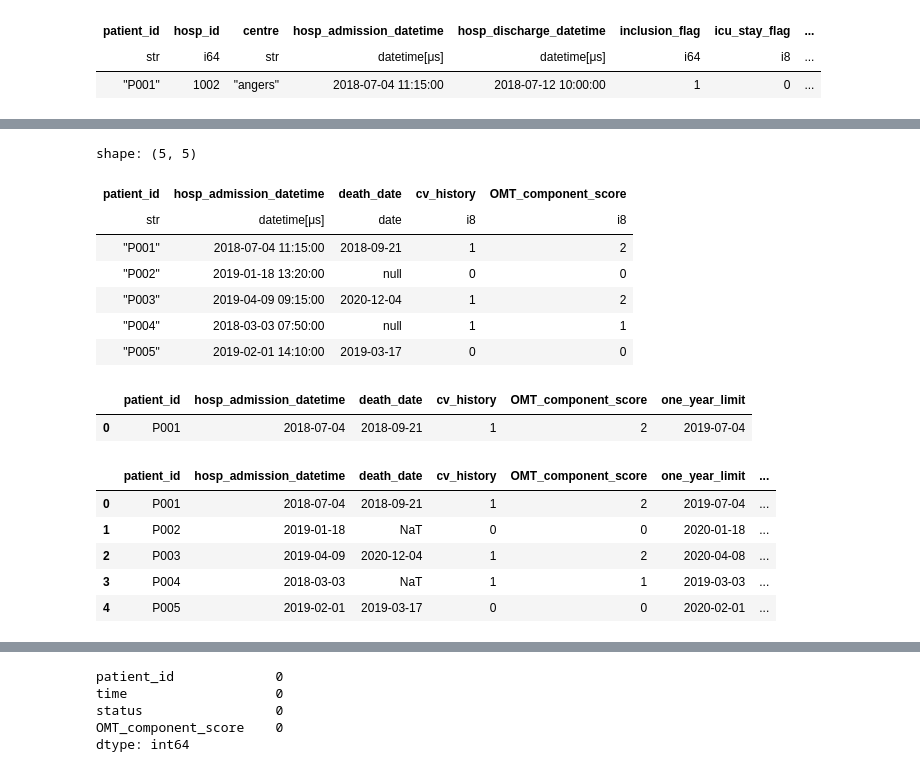
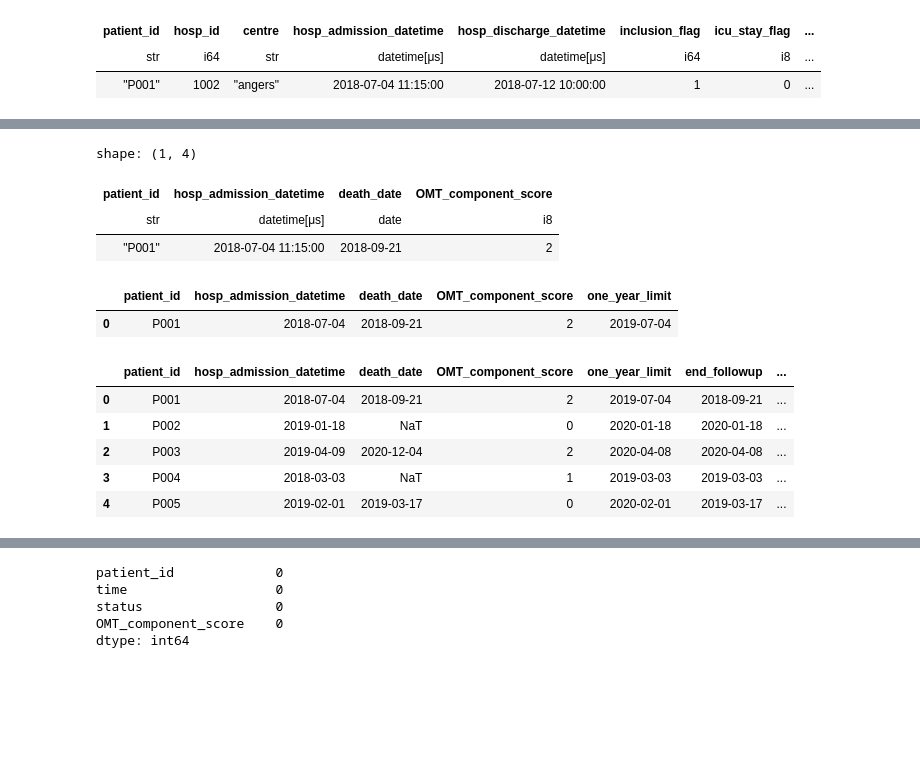
Before and after one commit to Arefeasd/server_patient_cohort, a Jupyter notebook: survival_analysis/km_OMT.ipynb, the cells around one changed output, grey strips where cells are left out. Cells and saved outputs as stored; diff of their text form; code cells hidden in the pictures; blank space fills up the shorter version.

```diff
--- a/survival_analysis/km_OMT.ipynb
+++ b/survival_analysis/km_OMT.ipynb
@@ -13,19 +13,3 @@ shape: (1, 32)
 | patient_id | hosp_id | centre | hosp_admission_datetime | hosp_discharge_datetime | inclusion_flag | icu_stay_flag | ... |
 | str | i64 | str | datetime[μs] | datetime[μs] | i64 | i8 | ... |
 | "P001" | 1002 | "angers" | 2018-07-04 11:15:00 | 2018-07-12 10:00:00 | 1 | 0 | ... |
-# %%
-cv_cols = [
-    "Cardiopathie ischémique",
-    "Fibrillation atriale",
-    "Insuffisance cardiaque chronique",
-    "Pacemaker",
-    "Pontage aorto-coronarien",
-    "Antécédent d'AVC",
-]
-df = df.with_columns(
-    (
-        pl.sum_horizontal([pl.col(c) for c in cv_cols]) >= 1
-    )
-    .cast(pl.Int8)
-    .alias("cv_history")
-)
@@ -39,18 +16,14 @@ shape: (1, 33)
 # %%
 df = df.select([
-    "patient_id", "hosp_admission_datetime", "death_date", "cv_history", "OMT_component_score"
+    "patient_id", "hosp_admission_datetime", "death_date", "OMT_component_score"
 ])
 # %%
-df.head(5)
+df.head(1)
 # %% [output]
-shape: (5, 5)
+shape: (1, 4)
-| patient_id | hosp_admission_datetime | death_date | cv_history | OMT_component_score |
-| str | datetime[μs] | date | i8 | i8 |
-| "P001" | 2018-07-04 11:15:00 | 2018-09-21 | 1 | 2 |
-| "P002" | 2019-01-18 13:20:00 | null | 0 | 0 |
-| "P003" | 2019-04-09 09:15:00 | 2020-12-04 | 1 | 2 |
-| "P004" | 2018-03-03 07:50:00 | null | 1 | 1 |
-| "P005" | 2019-02-01 14:10:00 | 2019-03-17 | 0 | 0 |
+| patient_id | hosp_admission_datetime | death_date | OMT_component_score |
+| str | datetime[μs] | date | i8 |
+| "P001" | 2018-07-04 11:15:00 | 2018-09-21 | 2 |
 # %%
 df = df.to_pandas()
 # %%
@@ -64,8 +37,8 @@ df["one_year_limit"] = df["hosp_admission_datetime"]+pd.Timedelta(days=365)
 # %%
 df.head(1)
 # %% [output]
-|  | patient_id | hosp_admission_datetime | death_date | cv_history | OMT_component_score | one_year_limit |
-| 0 | P001 | 2018-07-04 | 2018-09-21 | 1 | 2 | 2019-07-04 |
+|  | patient_id | hosp_admission_datetime | death_date | OMT_component_score | one_year_limit |
+| 0 | P001 | 2018-07-04 | 2018-09-21 | 2 | 2019-07-04 |
 # %%
 # Define the actual end of follow-up for each patient:
 # use the death date if available; otherwise, use the one-year limit
@@ -88,10 +61,10 @@ df["status"] = (df["death_date"].notna()) & (
 # %%
 df.head()
 # %% [output]
-|  | patient_id | hosp_admission_datetime | death_date | cv_history | OMT_component_score | one_year_limit | ... |
-| 0 | P001 | 2018-07-04 | 2018-09-21 | 1 | 2 | 2019-07-04 | ... |
-| 1 | P002 | 2019-01-18 | NaT | 0 | 0 | 2020-01-18 | ... |
-| 2 | P003 | 2019-04-09 | 2020-12-04 | 1 | 2 | 2020-04-08 | ... |
-| 3 | P004 | 2018-03-03 | NaT | 1 | 1 | 2019-03-03 | ... |
-| 4 | P005 | 2019-02-01 | 2019-03-17 | 0 | 0 | 2020-02-01 | ... |
+|  | patient_id | hosp_admission_datetime | death_date | OMT_component_score | one_year_limit | end_followup | ... |
+| 0 | P001 | 2018-07-04 | 2018-09-21 | 2 | 2019-07-04 | 2018-09-21 | ... |
+| 1 | P002 | 2019-01-18 | NaT | 0 | 2020-01-18 | 2020-01-18 | ... |
+| 2 | P003 | 2019-04-09 | 2020-12-04 | 2 | 2020-04-08 | 2020-04-08 | ... |
+| 3 | P004 | 2018-03-03 | NaT | 1 | 2019-03-03 | 2019-03-03 | ... |
+| 4 | P005 | 2019-02-01 | 2019-03-17 | 0 | 2020-02-01 | 2019-03-17 | ... |
 # %%
```
Also changed, not shown: parts of 8 cells of this notebook, 1 other file.
